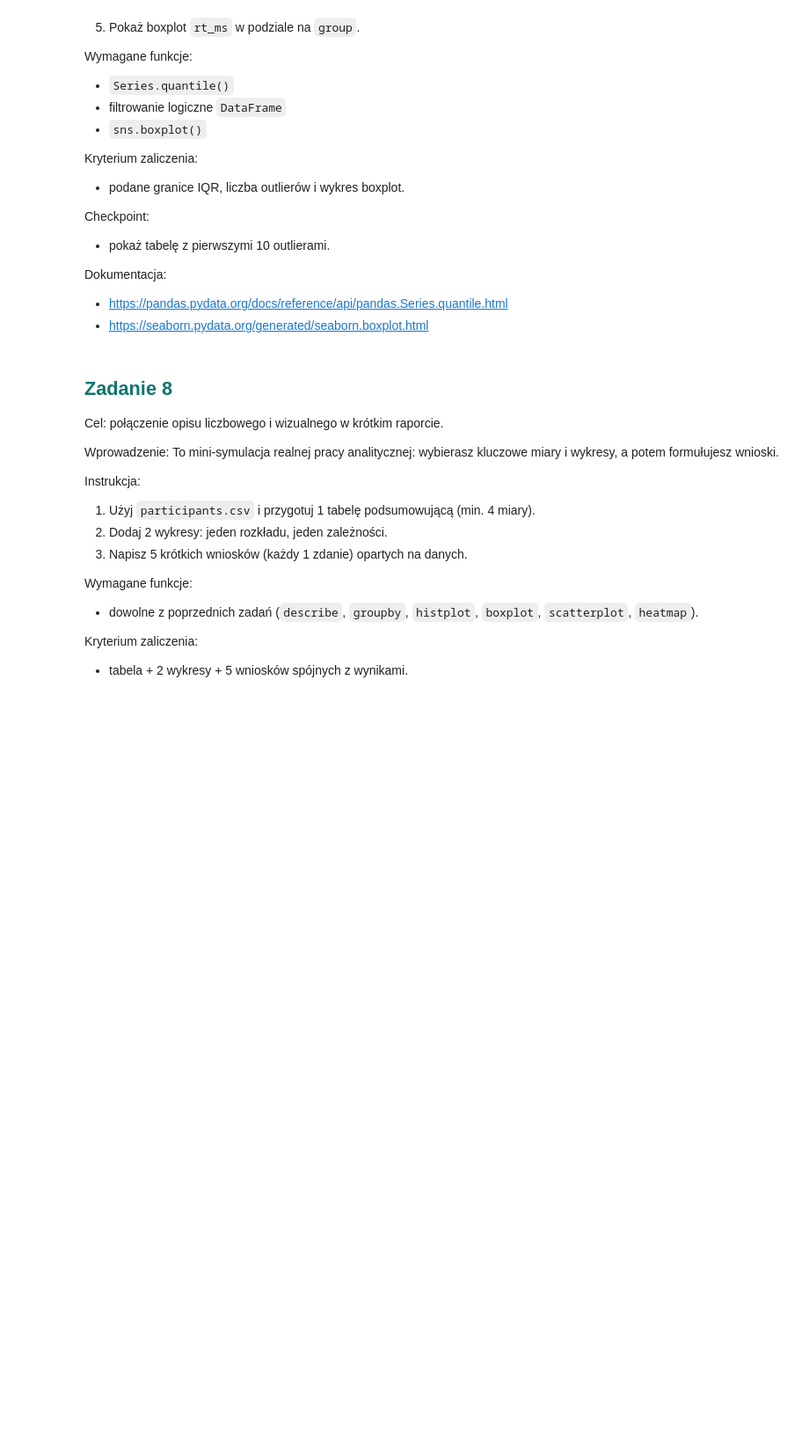
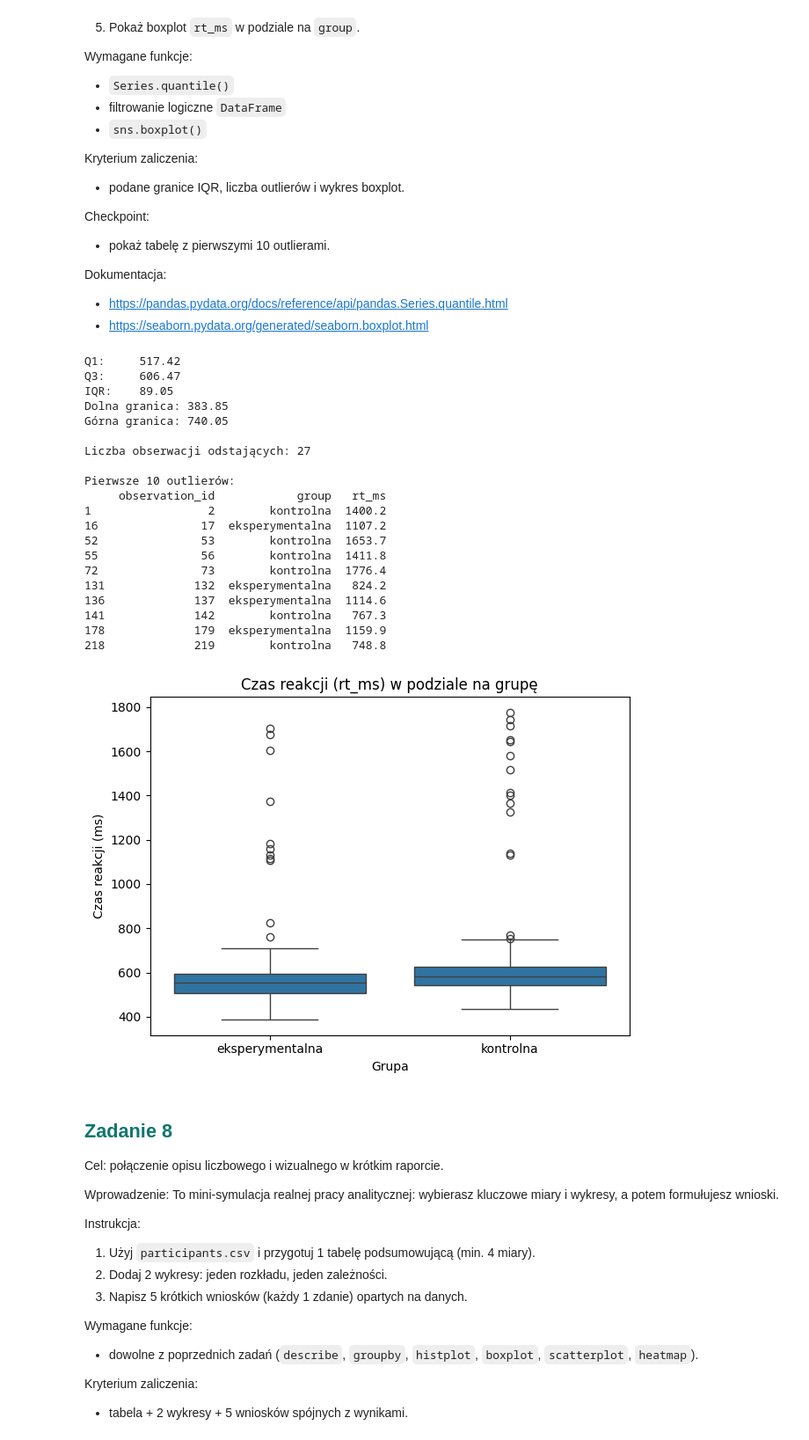
Before and after one commit to maciejkocik/AnalizaDanychPythonKurs, a Jupyter notebook: AnalizaDanychPython_Lekcja2.ipynb, the cells around one changed output. Shown at 88% size. Cells and saved outputs as stored; diff of their text form; code cells hidden in the pictures; blank space fills up the shorter version.

Commit message:
Zadanie 7 – detekcja obserwacji odstających

```diff
--- a/AnalizaDanychPython_Lekcja2.ipynb
+++ b/AnalizaDanychPython_Lekcja2.ipynb
@@ -551,6 +551,62 @@ Checkpoint:
 Dokumentacja:
 - https://pandas.pydata.org/docs/reference/api/pandas.Series.quantile.html
 - https://seaborn.pydata.org/generated/seaborn.boxplot.html
+# %%
+# Zadanie 7 – detekcja obserwacji odstających
+
+df_out = pd.read_csv("dane_lekcja2/outliers_rt.csv")
+
+# Q1, Q3, IQR
+Q1 = df_out["rt_ms"].quantile(0.25)
+Q3 = df_out["rt_ms"].quantile(0.75)
+IQR = Q3 - Q1
+
+# Granice metody IQR
+dolna = Q1 - 1.5 * IQR
+górna = Q3 + 1.5 * IQR
+
+print(f"Q1:     {Q1:.2f}")
+print(f"Q3:     {Q3:.2f}")
+print(f"IQR:    {IQR:.2f}")
+print(f"Dolna granica: {dolna:.2f}")
+print(f"Górna granica: {górna:.2f}\n")
+
+# Filtrowanie outlierów
+outliery = df_out[(df_out["rt_ms"] < dolna) | (df_out["rt_ms"] > górna)]
+print(f"Liczba obserwacji odstających: {len(outliery)}\n")
+print("Pierwsze 10 outlierów:")
+print(outliery.head(10))
+
+# Boxplot rt_ms w podziale na group
+fig, ax = plt.subplots()
+sns.boxplot(data=df_out, x="group", y="rt_ms", ax=ax)
+ax.set_title("Czas reakcji (rt_ms) w podziale na grupę")
+ax.set_xlabel("Grupa")
+ax.set_ylabel("Czas reakcji (ms)")
+plt.tight_layout()
+plt.show()
+# %% [output]
+Q1:     517.42
+Q3:     606.47
+IQR:    89.05
+Dolna granica: 383.85
+Górna granica: 740.05
+
+Liczba obserwacji odstających: 27
+
+Pierwsze 10 outlierów:
+     observation_id            group   rt_ms
+1                 2        kontrolna  1400.2
+16               17  eksperymentalna  1107.2
+52               53        kontrolna  1653.7
+55               56        kontrolna  1411.8
+72               73        kontrolna  1776.4
+131             132  eksperymentalna   824.2
+136             137  eksperymentalna  1114.6
+141             142        kontrolna   767.3
+178             179  eksperymentalna  1159.9
+218             219        kontrolna   748.8
+[figure, added]
 # %% [markdown]
 ## <span style="color:#0f766e; font-weight:700;">Zadanie 8</span>
 
```
Also changed, not shown: parts of 1 cell of this notebook.
